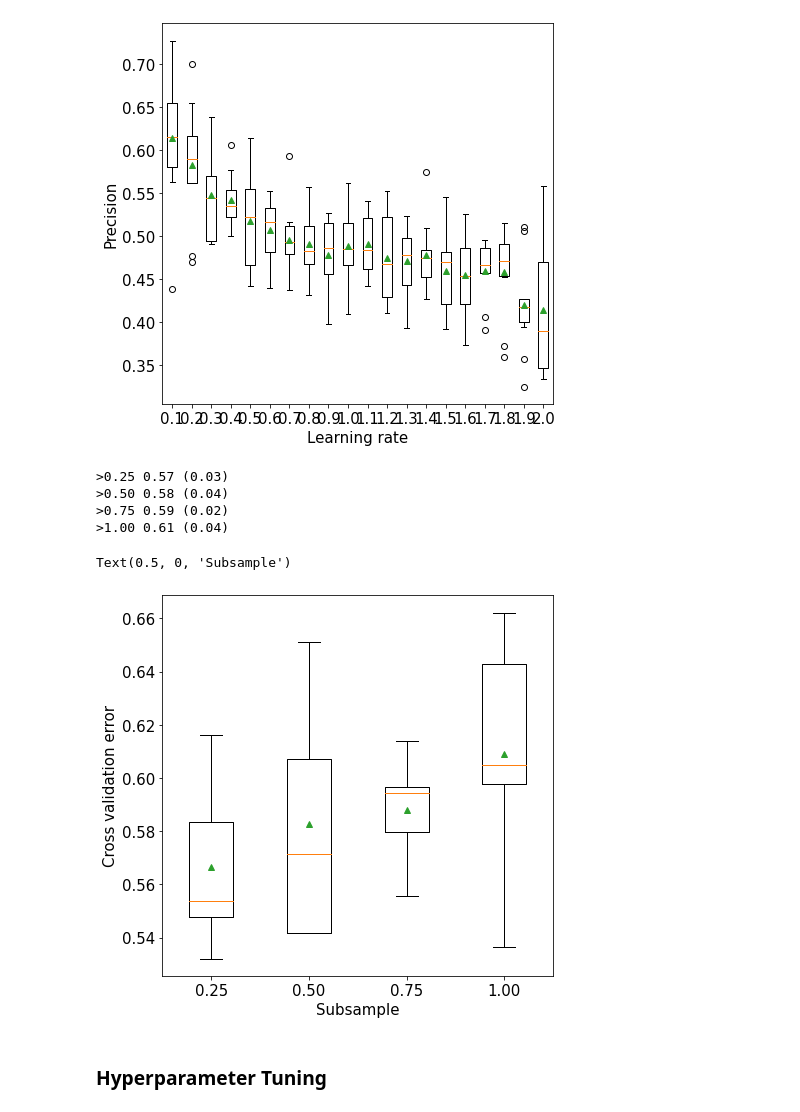
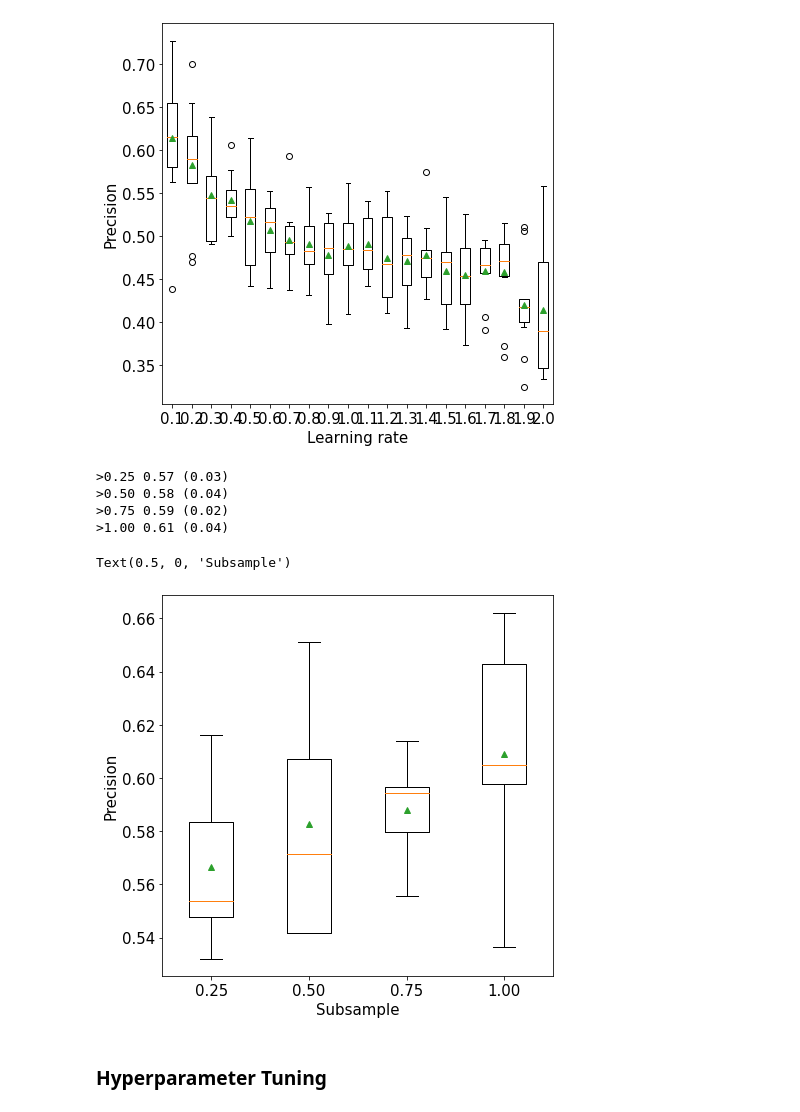
Before and after one commit to catherineerickson/STAT-303-3-Project, a Jupyter notebook: Project Code Template.ipynb, the cells around one changed output. Saved outputs shown, nothing was run; the diff lists cells and outputs as text; code cells hidden in the pictures.

```diff
--- a/Project Code Template.ipynb
+++ b/Project Code Template.ipynb
@@ -1325,35 +1325,35 @@ def get_models():
 # evaluate a given model using cross-validation
 def evaluate_model(model, X_train, y_train):
     # define the evaluation procedure
     cv = KFold(n_splits=5, shuffle=True, random_state=1)
     # evaluate the model and collect the results
     scores = (cross_val_score(model, X_train, y_train, scoring='precision', cv=cv, n_jobs=-1))
     return scores
 
 # get the models to evaluate
 models = get_models()
 # evaluate the models and store results
 results, names = list(), list()
 for name, model in models.items():
     # evaluate the model
     scores = evaluate_model(model, X_train, y_train)
     # store the results
     results.append(scores)
     names.append(name)
     # summarize the performance along the way
     print('>%s %.2f (%.2f)' % (name, np.mean(scores), np.std(scores)))
 # plot model performance for comparison
 plt.figure(figsize=(7, 7))
 plt.boxplot(results, labels=names, showmeans=True)
-plt.ylabel('Cross validation error',fontsize=15)
+plt.ylabel('Precision',fontsize=15)
 plt.xlabel('Subsample',fontsize=15)
 # %% [output]
 >0.25 0.57 (0.03)
 >0.50 0.58 (0.04)
 >0.75 0.59 (0.02)
 >1.00 0.61 (0.04)
 Text(0.5, 0, 'Subsample')
-[figure, old version]
+[figure, new version]
 # %% [markdown]
 ### Hyperparameter Tuning
 # %% [markdown]
```
Also changed, not shown: parts of 15 cells of this notebook.
